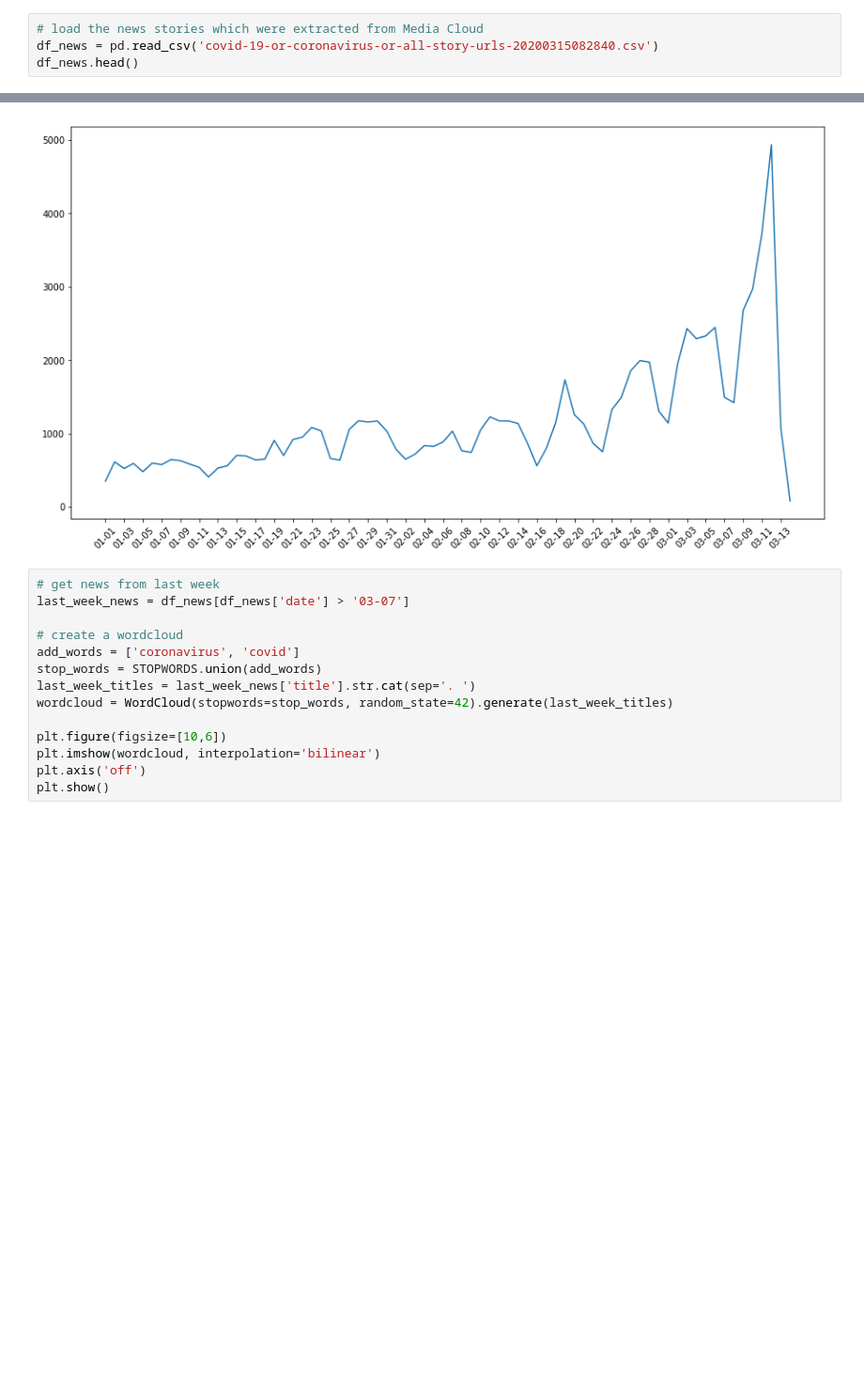
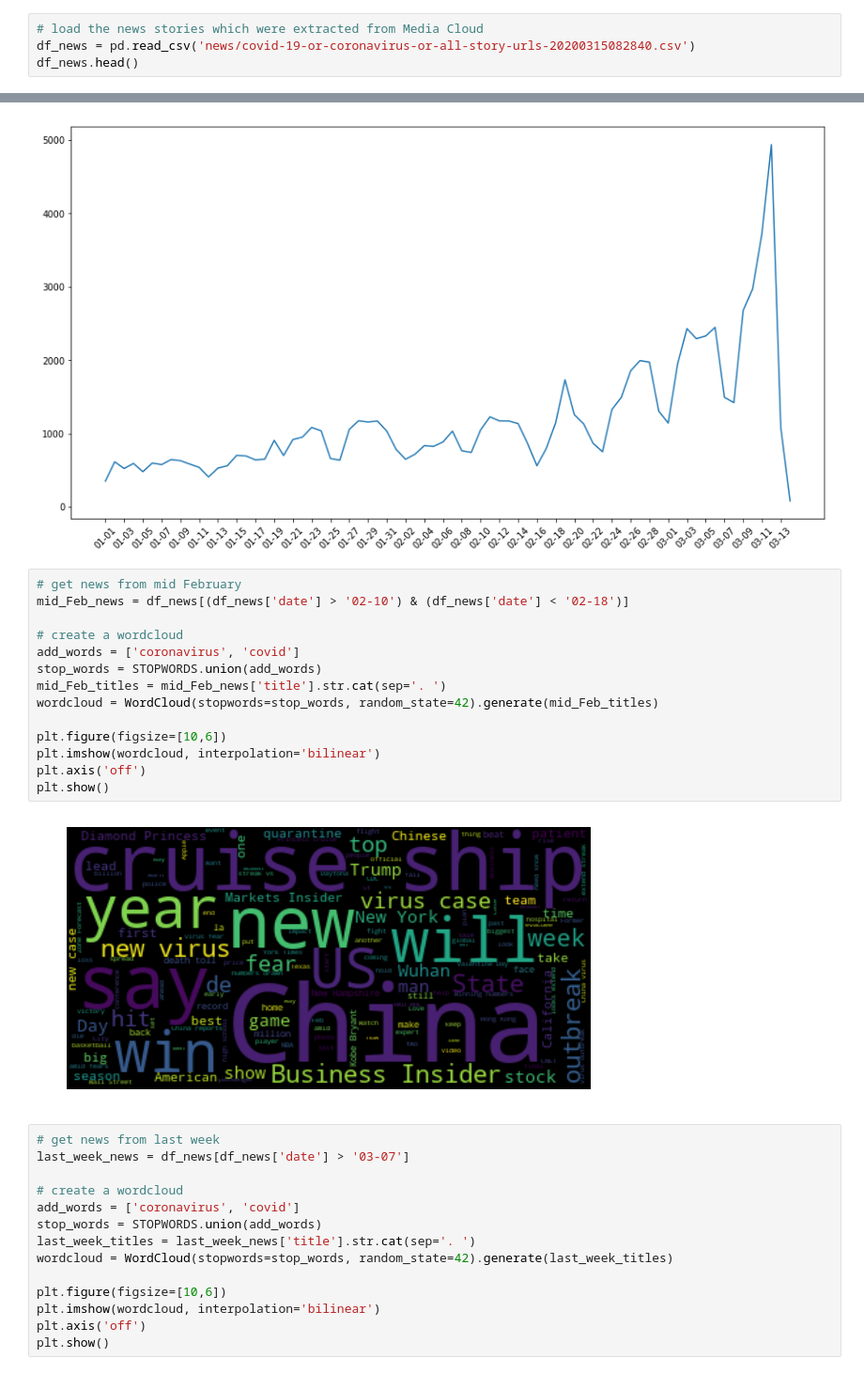
Before and after one commit to hopeman1102/visualize-covid-19, a Jupyter notebook: covid-19.ipynb, the cells around one changed output, grey strips where cells are left out. Shown at 94% size. Saved outputs shown, nothing was run; the diff lists cells and outputs as text; blank space fills up the shorter version.

```diff
--- a/covid-19.ipynb
+++ b/covid-19.ipynb
@@ -35,6 +38,6 @@ df_confirmed.head()
 # %%
 # load the news stories which were extracted from Media Cloud
-df_news = pd.read_csv('covid-19-or-coronavirus-or-all-story-urls-20200315082840.csv')
+df_news = pd.read_csv('news/covid-19-or-coronavirus-or-all-story-urls-20200315082840.csv')
 df_news.head()
 # %% [output]
 |  | stories_id | publish_date | title | url | language | ap_syndicated | themes | media_id | media_name | ... |
@@ -202,6 +255,22 @@ adjust_xticks = dates[::2]
 plt.xticks(adjust_xticks, rotation=45);
 # %% [output]
 [figure]
+# %%
+# get news from mid February
+mid_Feb_news = df_news[(df_news['date'] > '02-10') & (df_news['date'] < '02-18')]
+
+# create a wordcloud
+add_words = ['coronavirus', 'covid']
+stop_words = STOPWORDS.union(add_words)
+mid_Feb_titles = mid_Feb_news['title'].str.cat(sep='. ')
+wordcloud = WordCloud(stopwords=stop_words, random_state=42).generate(mid_Feb_titles)
+
+plt.figure(figsize=[10,6])
+plt.imshow(wordcloud, interpolation='bilinear')
+plt.axis('off')
+plt.show()
+# %% [output]
+[figure, added]
 # %%
 # get news from last week
 last_week_news = df_news[df_news['date'] > '03-07']
```
Also changed, not shown: parts of 25 cells of this notebook.
